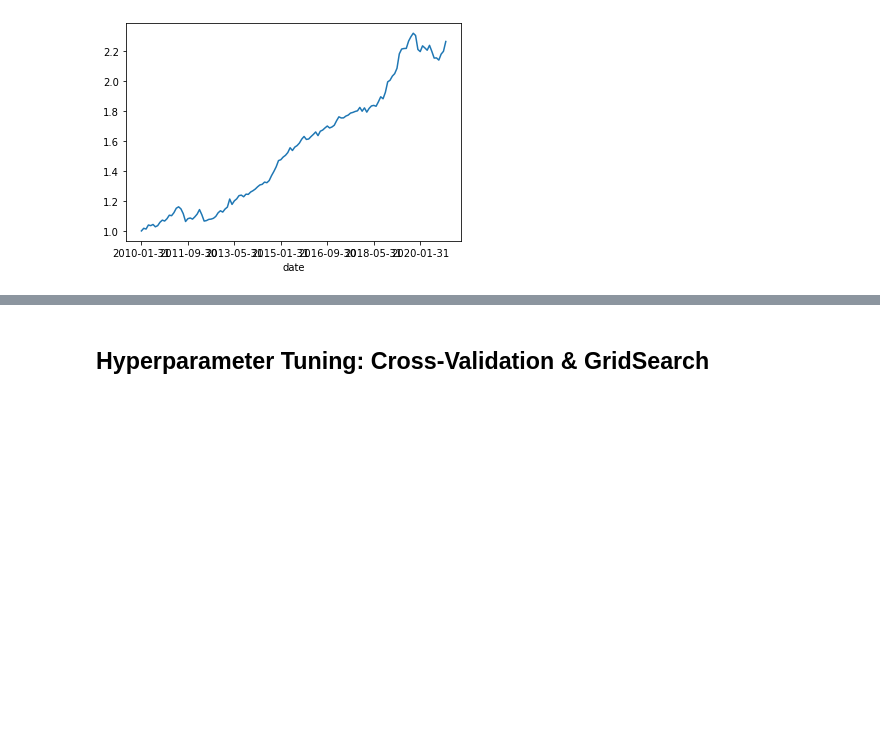
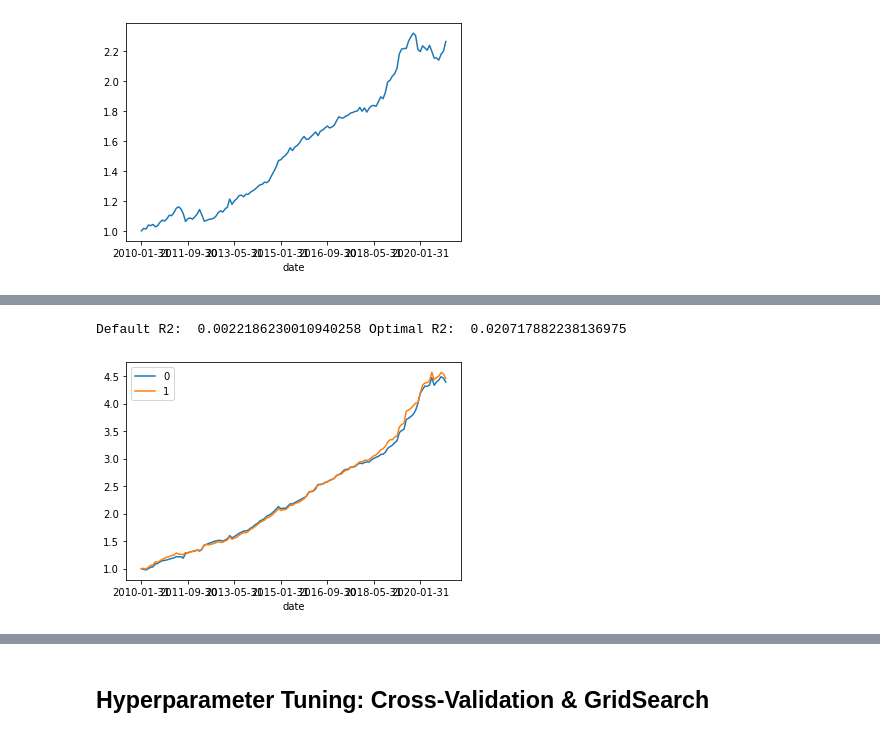
Before and after one commit to santoromano/Corporate-Bond-Factors, a Jupyter notebook: empirics.ipynb, the cells around one changed output, grey strips where cells are left out. Cells and saved outputs as stored; diff of their text form; code cells hidden in the pictures; blank space fills up the shorter version.

```diff
--- a/empirics.ipynb
+++ b/empirics.ipynb
@@ -400,0 +366,5 @@ print(R2(y_true_xg,y_hat_xg))
+# %%
+results('forest')
+# %% [output]
+Default R2:  0.0022186230010940258 Optimal R2:  0.020717882238136975
+[figure, added]
```
Also changed, not shown: parts of 24 cells of this notebook.
